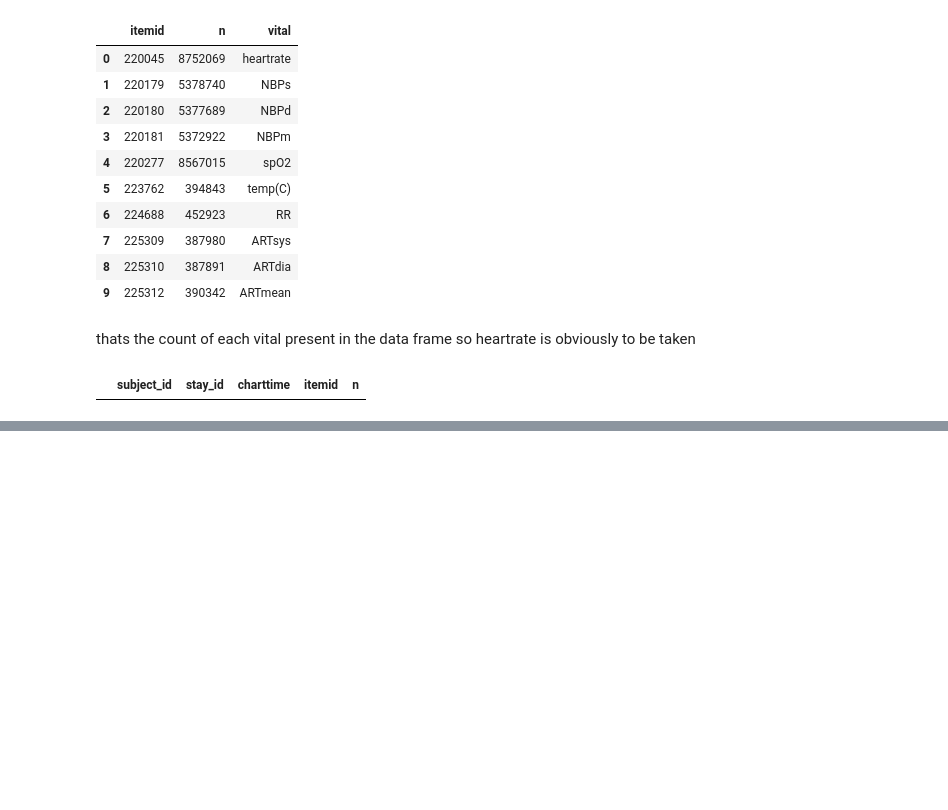
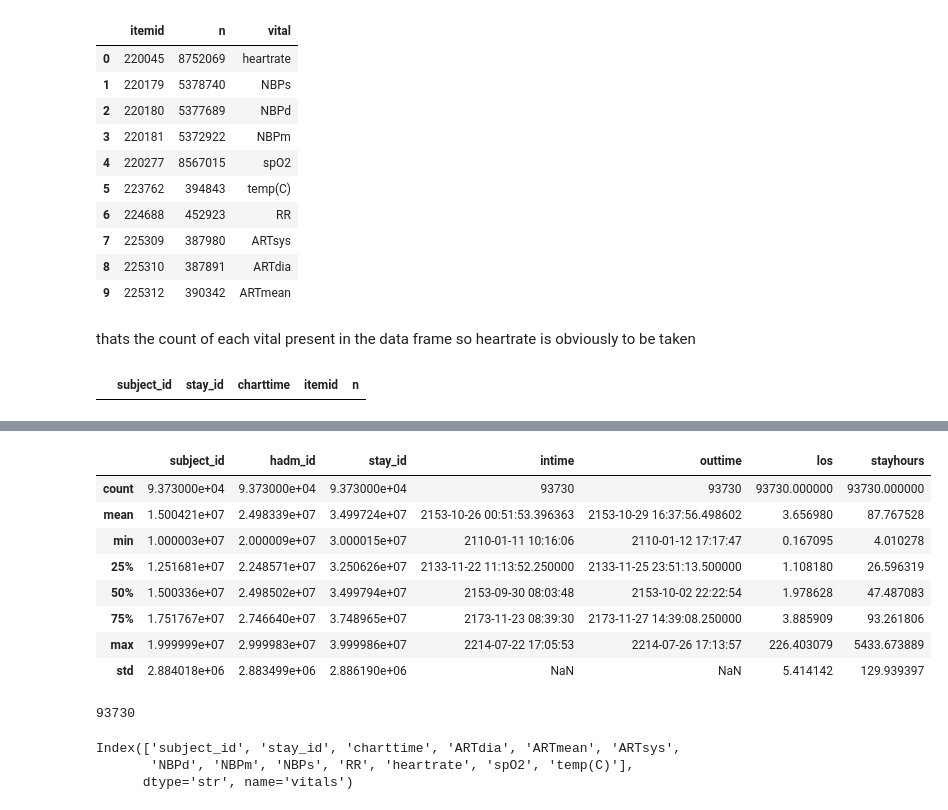
Before and after one commit to pranavv2707/ICU, a Jupyter notebook: notebooks/preprocessing.ipynb, the cells around one changed output, grey strips where cells are left out. Saved outputs shown, nothing was run; the diff lists cells and outputs as text; code cells hidden in the pictures; blank space fills up the shorter version.

```diff
--- a/notebooks/preprocessing.ipynb
+++ b/notebooks/preprocessing.ipynb
@@ -238,0 +367,6 @@ table1
+# %%
+icustays['intime']=pd.to_datetime(icustays['intime'])
+icustays['outtime']=pd.to_datetime(icustays['outtime'])
+icustays["stayhours"]=(icustays['outtime']-icustays['intime']).dt.total_seconds()/3600
+icustays.head()
+icustays["stayhours"].describe()
@@ -238,0 +383,3 @@ table1
+# %%
+icustayswmorethan4 = icustays[icustays["stayhours"] >= 4].copy()
+icustayswmorethan4.head()
@@ -238,0 +393,26 @@ table1
+# %%
+icustayswmorethan4.describe()
+# %% [output]
+|  | subject_id | hadm_id | stay_id | intime | outtime | los | stayhours |
+| count | 9.373000e+04 | 9.373000e+04 | 9.373000e+04 | 93730 | 93730 | 93730.000000 | 93730.000000 |
+| mean | 1.500421e+07 | 2.498339e+07 | 3.499724e+07 | 2153-10-26 00:51:53.396363 | 2153-10-29 16:37:56.498602 | 3.656980 | 87.767528 |
+| min | 1.000003e+07 | 2.000009e+07 | 3.000015e+07 | 2110-01-11 10:16:06 | 2110-01-12 17:17:47 | 0.167095 | 4.010278 |
+| 25% | 1.251681e+07 | 2.248571e+07 | 3.250626e+07 | 2133-11-22 11:13:52.250000 | 2133-11-25 23:51:13.500000 | 1.108180 | 26.596319 |
+| 50% | 1.500336e+07 | 2.498502e+07 | 3.499794e+07 | 2153-09-30 08:03:48 | 2153-10-02 22:22:54 | 1.978628 | 47.487083 |
+| 75% | 1.751767e+07 | 2.746640e+07 | 3.748965e+07 | 2173-11-23 08:39:30 | 2173-11-27 14:39:08.250000 | 3.885909 | 93.261806 |
+| max | 1.999999e+07 | 2.999983e+07 | 3.999986e+07 | 2214-07-22 17:05:53 | 2214-07-26 17:13:57 | 226.403079 | 5433.673889 |
+| std | 2.884018e+06 | 2.883499e+06 | 2.886190e+06 | NaN | NaN | 5.414142 | 129.939397 |
+# %%
+stayids=icustayswmorethan4["stay_id"]
+len(stayids)
+# this is the list of stay ids which have more than 4 hrs of stay time so well filter jjust this form the entire dataset
+# %% [output]
+93730
+# %%
+pivoted.columns
+pivoted = pivoted.reset_index()
+pivoted.columns
+# %% [output]
+Index(['subject_id', 'stay_id', 'charttime', 'ARTdia', 'ARTmean', 'ARTsys',
+       'NBPd', 'NBPm', 'NBPs', 'RR', 'heartrate', 'spO2', 'temp(C)'],
+      dtype='str', name='vitals')
```
Also changed, not shown: parts of 46 cells of this notebook, 2 other files.
